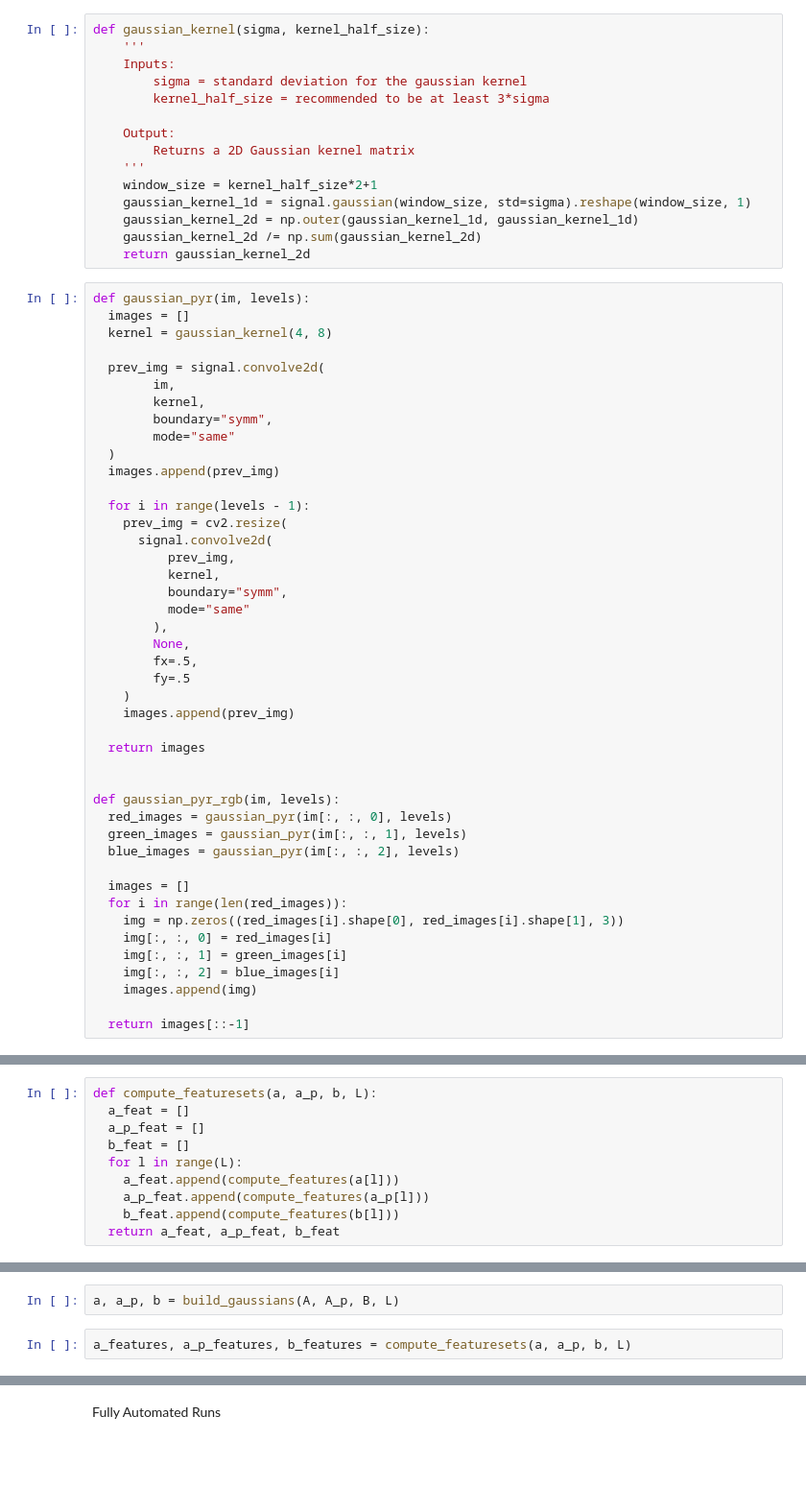
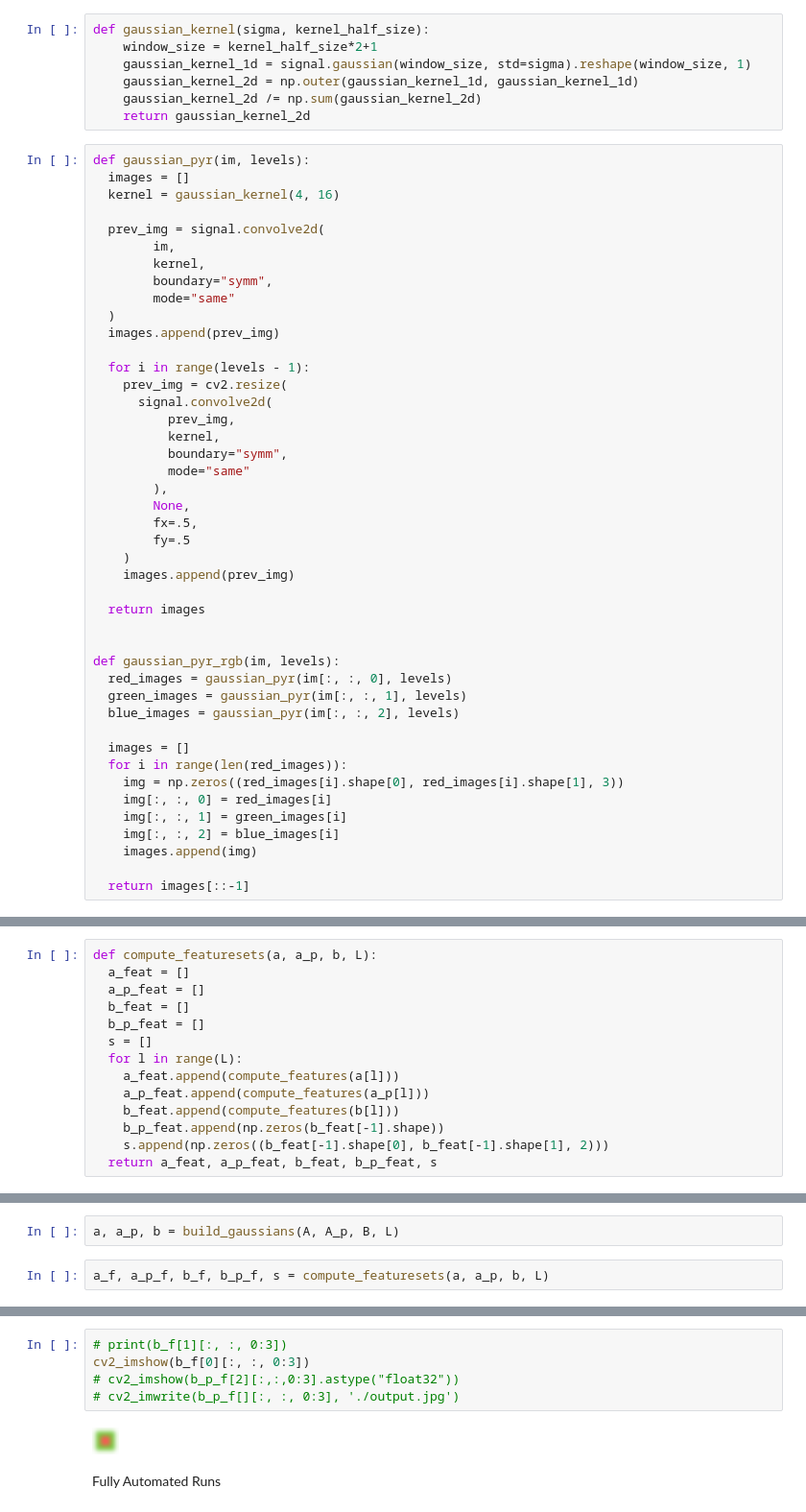
Before and after one commit to gupta1000/image-analogies, a Jupyter notebook: img_analogies.ipynb, the cells around one changed output, grey strips where cells are left out. Shown at 96% size. Drawn from its saved outputs; the diff is of its cells as text; blank space fills up the shorter version.

```diff
--- a/img_analogies.ipynb
+++ b/img_analogies.ipynb
@@ -44,14 +44,6 @@ cv2_imshow(A_p)
 **Gaussian Computation**
 # %%
 def gaussian_kernel(sigma, kernel_half_size):
-    '''
-    Inputs:
-        sigma = standard deviation for the gaussian kernel
-        kernel_half_size = recommended to be at least 3*sigma
-
-    Output:
-        Returns a 2D Gaussian kernel matrix
-    '''
     window_size = kernel_half_size*2+1
     gaussian_kernel_1d = signal.gaussian(window_size, std=sigma).reshape(window_size, 1)
     gaussian_kernel_2d = np.outer(gaussian_kernel_1d, gaussian_kernel_1d)
@@ -60,7 +52,7 @@ def gaussian_kernel(sigma, kernel_half_size):
 # %%
 def gaussian_pyr(im, levels):
   images = []
-  kernel = gaussian_kernel(4, 8)
+  kernel = gaussian_kernel(4, 16)
 
   prev_img = signal.convolve2d(
         im,
@@ -128,11 +120,15 @@ def compute_featuresets(a, a_p, b, L):
   a_feat = []
   a_p_feat = []
   b_feat = []
+  b_p_feat = []
+  s = []
   for l in range(L):
     a_feat.append(compute_features(a[l]))
     a_p_feat.append(compute_features(a_p[l]))
     b_feat.append(compute_features(b[l]))
-  return a_feat, a_p_feat, b_feat
+    b_p_feat.append(np.zeros(b_feat[-1].shape))
+    s.append(np.zeros((b_feat[-1].shape[0], b_feat[-1].shape[1], 2)))
+  return a_feat, a_p_feat, b_feat, b_p_feat, s
 # %% [markdown]
 **Pixel Matching**
 # %% [markdown]
@@ -247,4 +274,4 @@ out_h = 480
 # %%
 a, a_p, b = build_gaussians(A, A_p, B, L)
 # %%
-a_features, a_p_features, b_features = compute_featuresets(a, a_p, b, L)
+a_f, a_p_f, b_f, b_p_f, s = compute_featuresets(a, a_p, b, L)
@@ -253,3 +300,10 @@ _ = match_all()
+# %%
+# print(b_f[1][:, :, 0:3])
+cv2_imshow(b_f[0][:, :, 0:3])
+# cv2_imshow(b_p_f[2][:,:,0:3].astype("float32"))
+# cv2_imwrite(b_p_f[][:, :, 0:3], './output.jpg')
+# %% [output]
+[figure, added]
 # %% [markdown]
 Fully Automated Runs
 # %%
```
Also changed, not shown: parts of 21 cells of this notebook.
